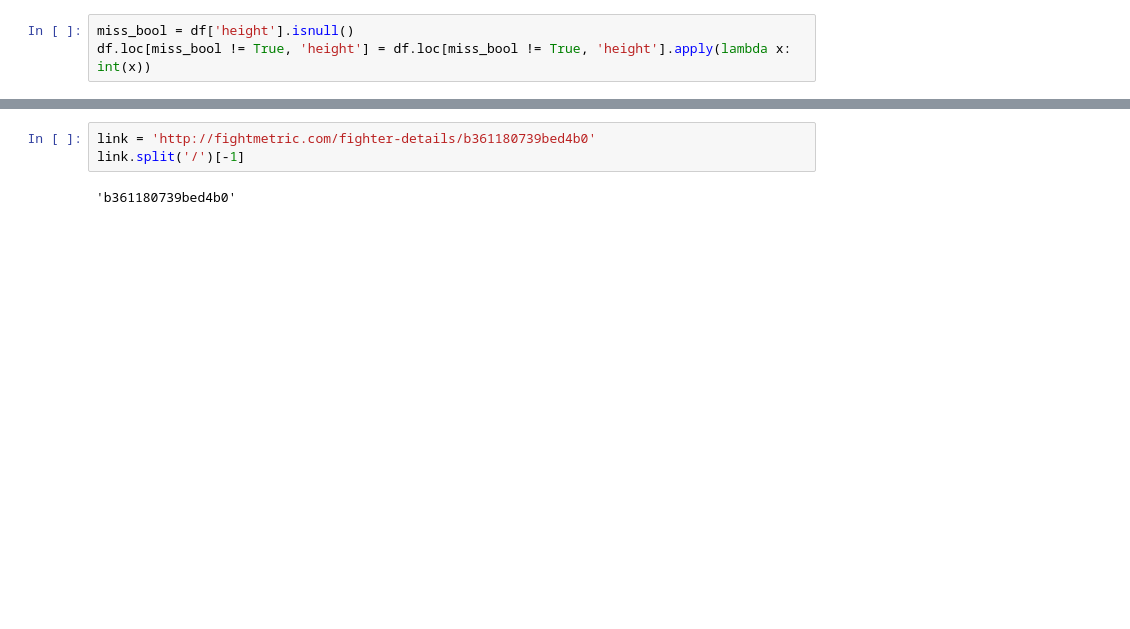
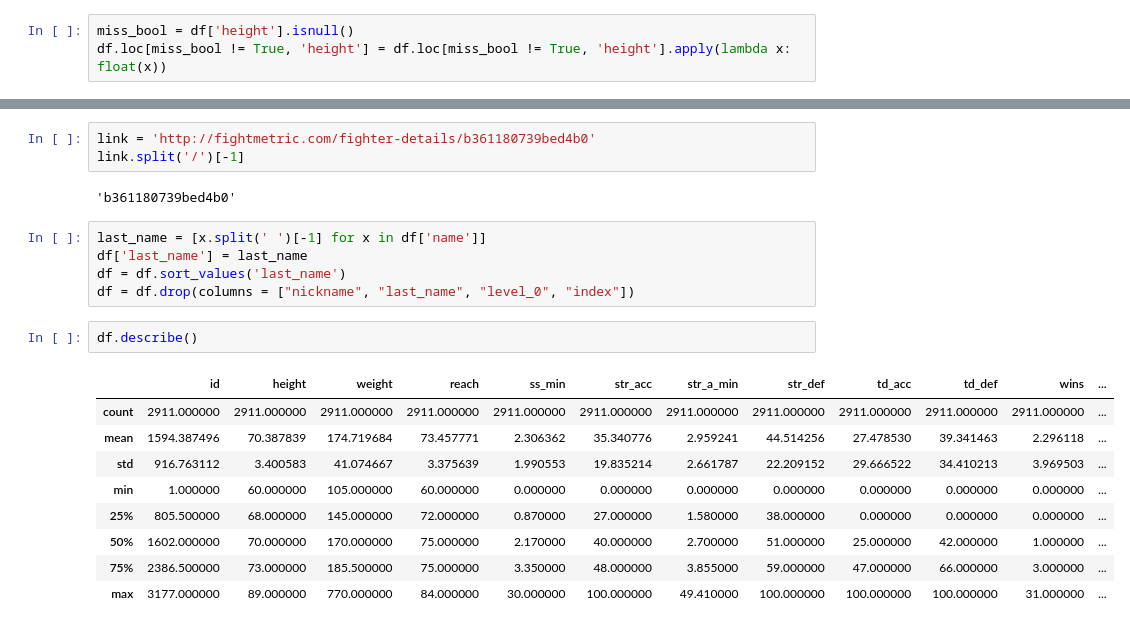
Before and after one commit to pkong97/mma-predictor, a Jupyter notebook: prediction-engine.ipynb, the cells around one changed output, grey strips where cells are left out. Cells and saved outputs as stored; diff of their text form; blank space fills up the shorter version.

```diff
--- a/prediction-engine.ipynb
+++ b/prediction-engine.ipynb
@@ -197,4 +176,4 @@ Name: height, dtype: int64
 # %%
 miss_bool = df['height'].isnull()
-df.loc[miss_bool != True, 'height'] = df.loc[miss_bool != True, 'height'].apply(lambda x: int(x))
+df.loc[miss_bool != True, 'height'] = df.loc[miss_bool != True, 'height'].apply(lambda x: float(x))
 # %%
@@ -206,3 +183,20 @@ link = 'http://fightmetric.com/fighter-details/b361180739bed4b0'
 link.split('/')[-1]
 # %% [output]
 'b361180739bed4b0'
+# %%
+last_name = [x.split(' ')[-1] for x in df['name']]
+df['last_name'] = last_name
+df = df.sort_values('last_name')
+df = df.drop(columns = ["nickname", "last_name", "level_0", "index"])
+# %%
+df.describe()
+# %% [output]
+|  | id | height | weight | reach | ss_min | str_acc | str_a_min | str_def | td_acc | td_def | wins | ... |
+| count | 2911.000000 | 2911.000000 | 2911.000000 | 2911.000000 | 2911.000000 | 2911.000000 | 2911.000000 | 2911.000000 | 2911.000000 | 2911.000000 | 2911.000000 | ... |
+| mean | 1594.387496 | 70.387839 | 174.719684 | 73.457771 | 2.306362 | 35.340776 | 2.959241 | 44.514256 | 27.478530 | 39.341463 | 2.296118 | ... |
+| std | 916.763112 | 3.400583 | 41.074667 | 3.375639 | 1.990553 | 19.835214 | 2.661787 | 22.209152 | 29.666522 | 34.410213 | 3.969503 | ... |
+| min | 1.000000 | 60.000000 | 105.000000 | 60.000000 | 0.000000 | 0.000000 | 0.000000 | 0.000000 | 0.000000 | 0.000000 | 0.000000 | ... |
+| 25% | 805.500000 | 68.000000 | 145.000000 | 72.000000 | 0.870000 | 27.000000 | 1.580000 | 38.000000 | 0.000000 | 0.000000 | 0.000000 | ... |
+| 50% | 1602.000000 | 70.000000 | 170.000000 | 75.000000 | 2.170000 | 40.000000 | 2.700000 | 51.000000 | 25.000000 | 42.000000 | 1.000000 | ... |
+| 75% | 2386.500000 | 73.000000 | 185.500000 | 75.000000 | 3.350000 | 48.000000 | 3.855000 | 59.000000 | 47.000000 | 66.000000 | 3.000000 | ... |
+| max | 3177.000000 | 89.000000 | 770.000000 | 84.000000 | 30.000000 | 100.000000 | 49.410000 | 100.000000 | 100.000000 | 100.000000 | 31.000000 | ... |
```
Also changed, not shown: parts of 6 cells of this notebook.
